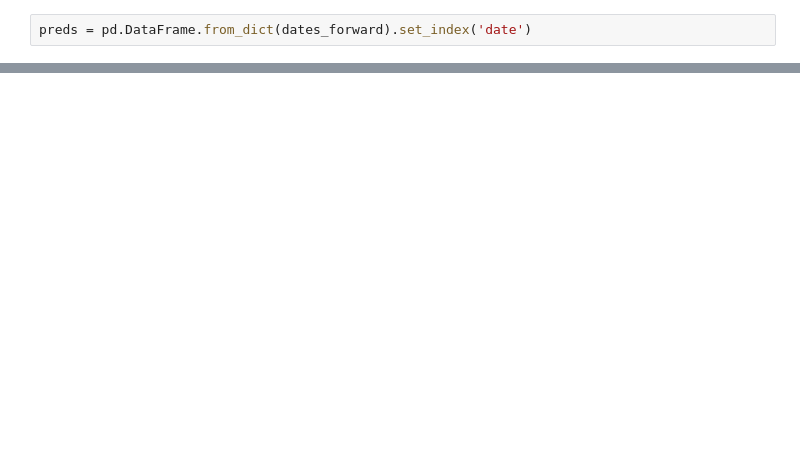
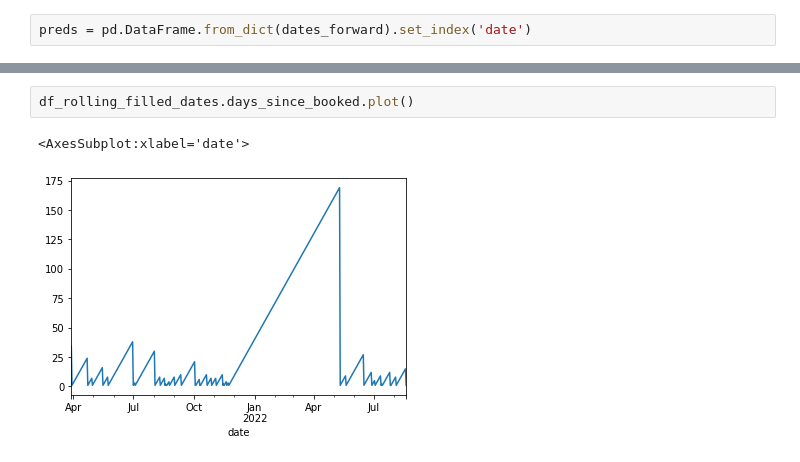
Before and after one commit to Fiskehandleren/LaundryAnalytics, a Jupyter notebook: Analysis.ipynb, the cells around one changed output, grey strips where cells are left out. Drawn from its saved outputs; the diff is of its cells as text; blank space fills up the shorter version.

```diff
--- a/Analysis.ipynb
+++ b/Analysis.ipynb
@@ -116,0 +201,5 @@ plt.show()
+# %%
+df_rolling_filled_dates.days_since_booked.plot()
+# %% [output]
+<AxesSubplot:xlabel='date'>
+[figure, added]
```
Also changed, not shown: parts of 11 cells of this notebook, 4 other files.
